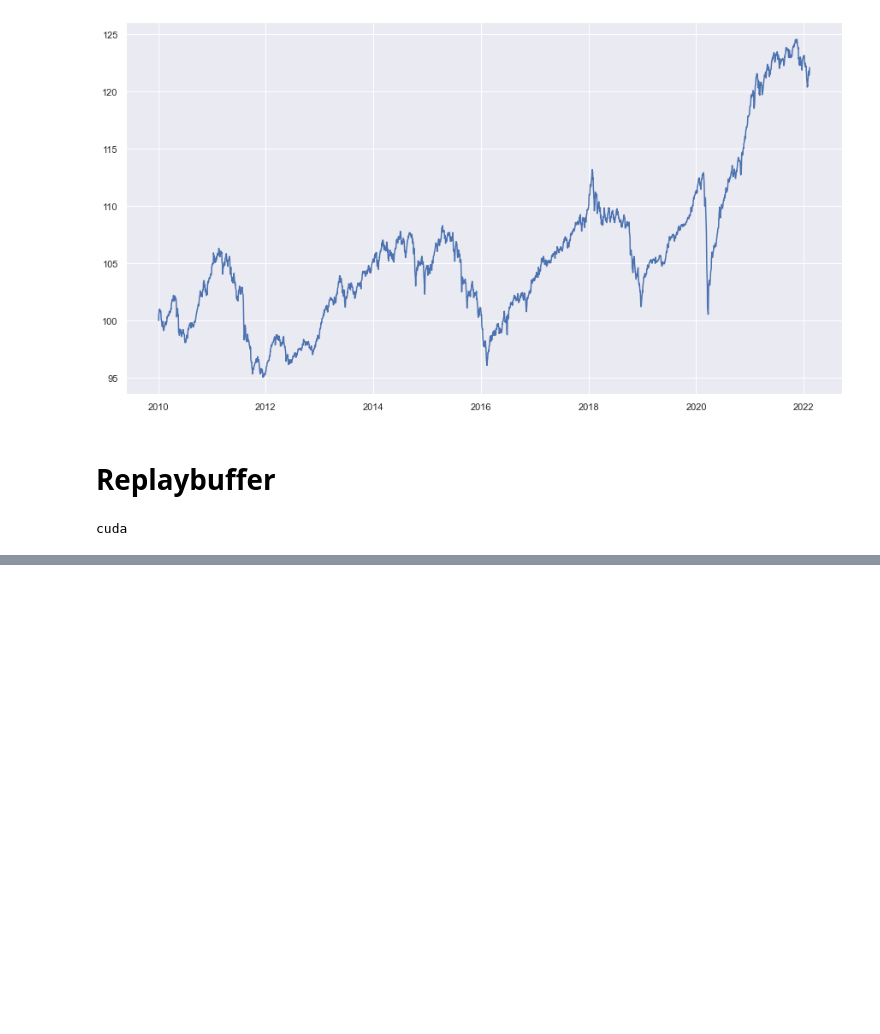
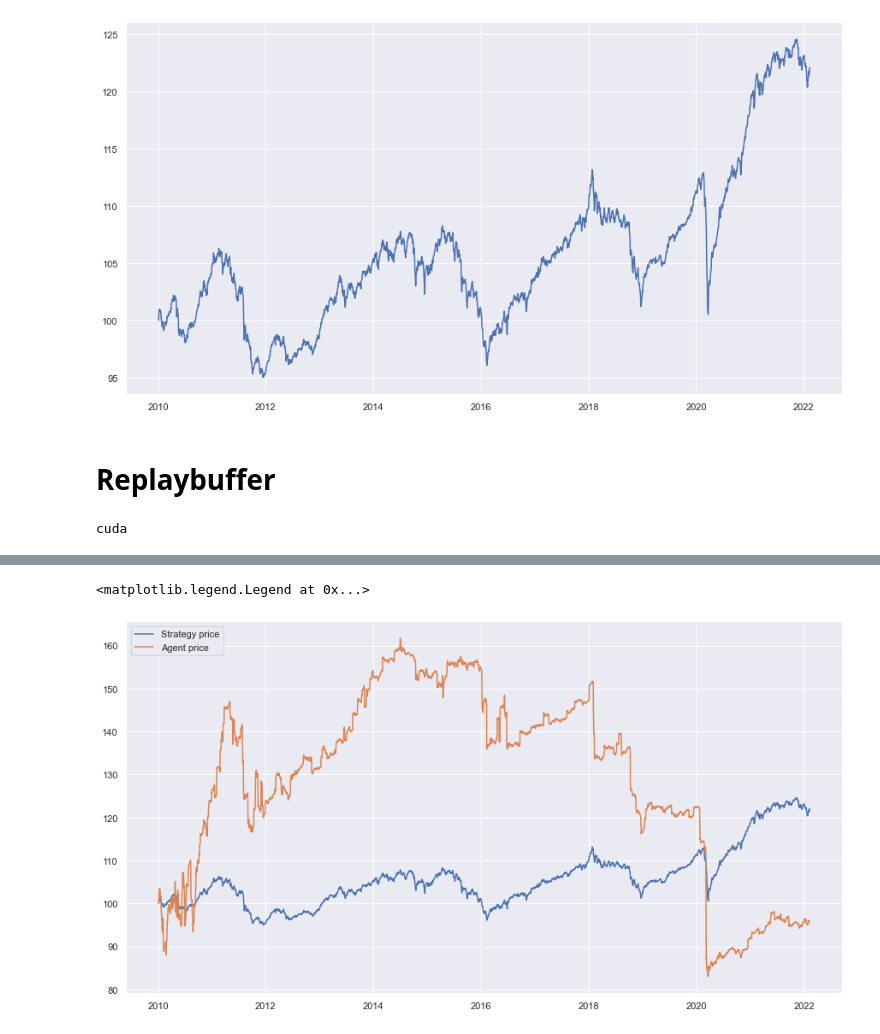
Before and after one commit to MikailINTech/DRL-for-Finance, a Jupyter notebook: drl_project.ipynb, the cells around one changed output, grey strips where cells are left out. Drawn from its saved outputs; the diff is of its cells as text; code cells hidden in the pictures; blank space fills up the shorter version.

```diff
--- a/drl_project.ipynb
+++ b/drl_project.ipynb
@@ -97,0 +356,2 @@ cuda
+# %%
+weights_predicted = pd.DataFrame(index=factors_returns.index, columns = factors_returns.columns)
@@ -97,0 +368,2 @@ cuda
+# %%
+weights_predicted[:] = weights_tensor.cpu().numpy()
@@ -97,0 +384,3 @@ cuda
+# %%
+pred_returns = pd.DataFrame()
+pred_returns['Last Price'] = (1 + (weights_predicted * factors_returns).sum(axis=1)).cumprod().pct_change().fillna(0)
@@ -97,0 +397,8 @@ cuda
+# %%
+df['Agent price']= 100 * (1 + pred_returns['Last Price']).cumprod()
+# %%
+plt.plot(df[['Strategy price','Agent price']])
+plt.legend(df[['Strategy price','Agent price']].columns,loc='upper left')
+# %% [output]
+<matplotlib.legend.Legend at 0x...>
+[figure, added]
```
Also changed, not shown: parts of 21 cells of this notebook.
